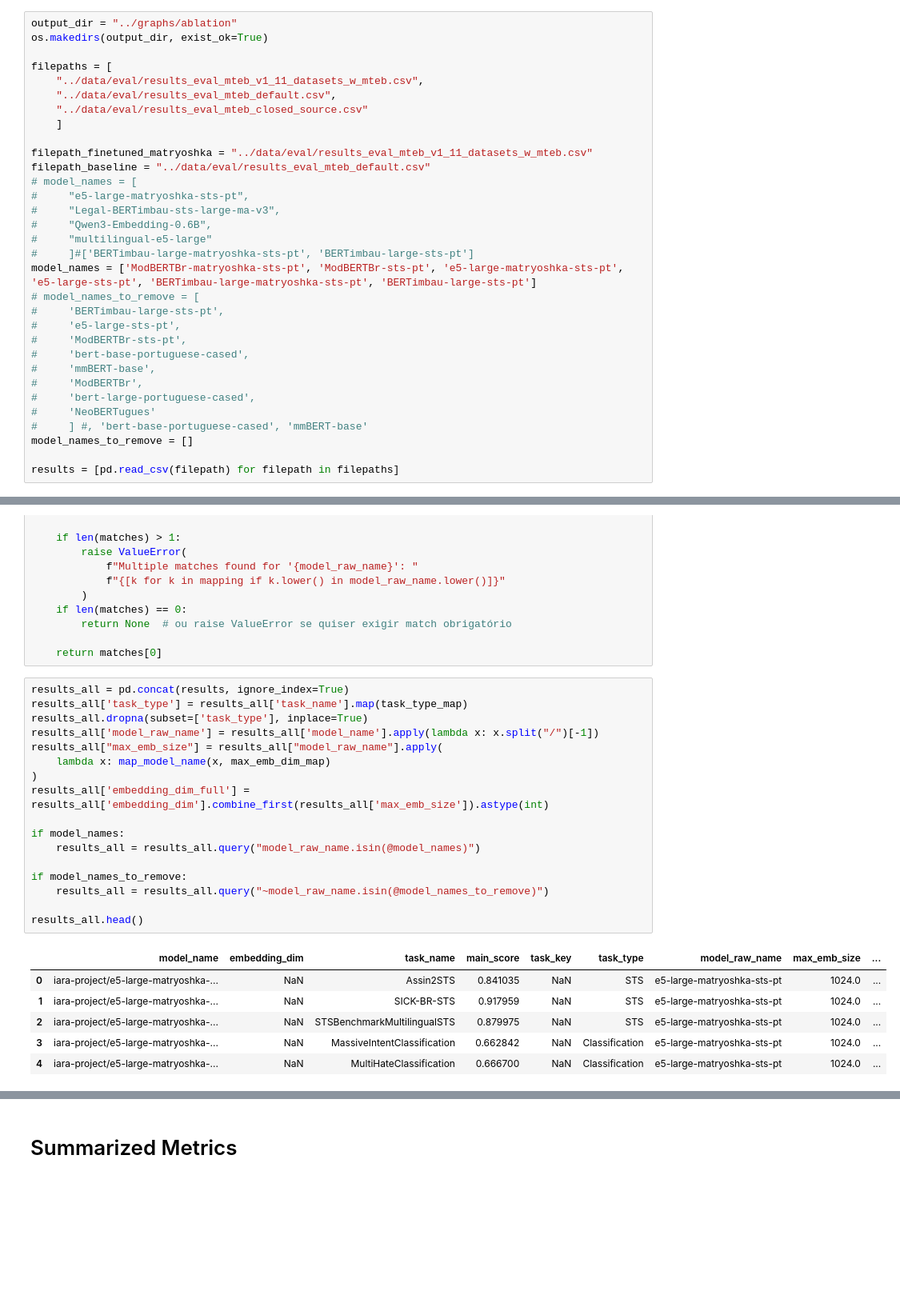
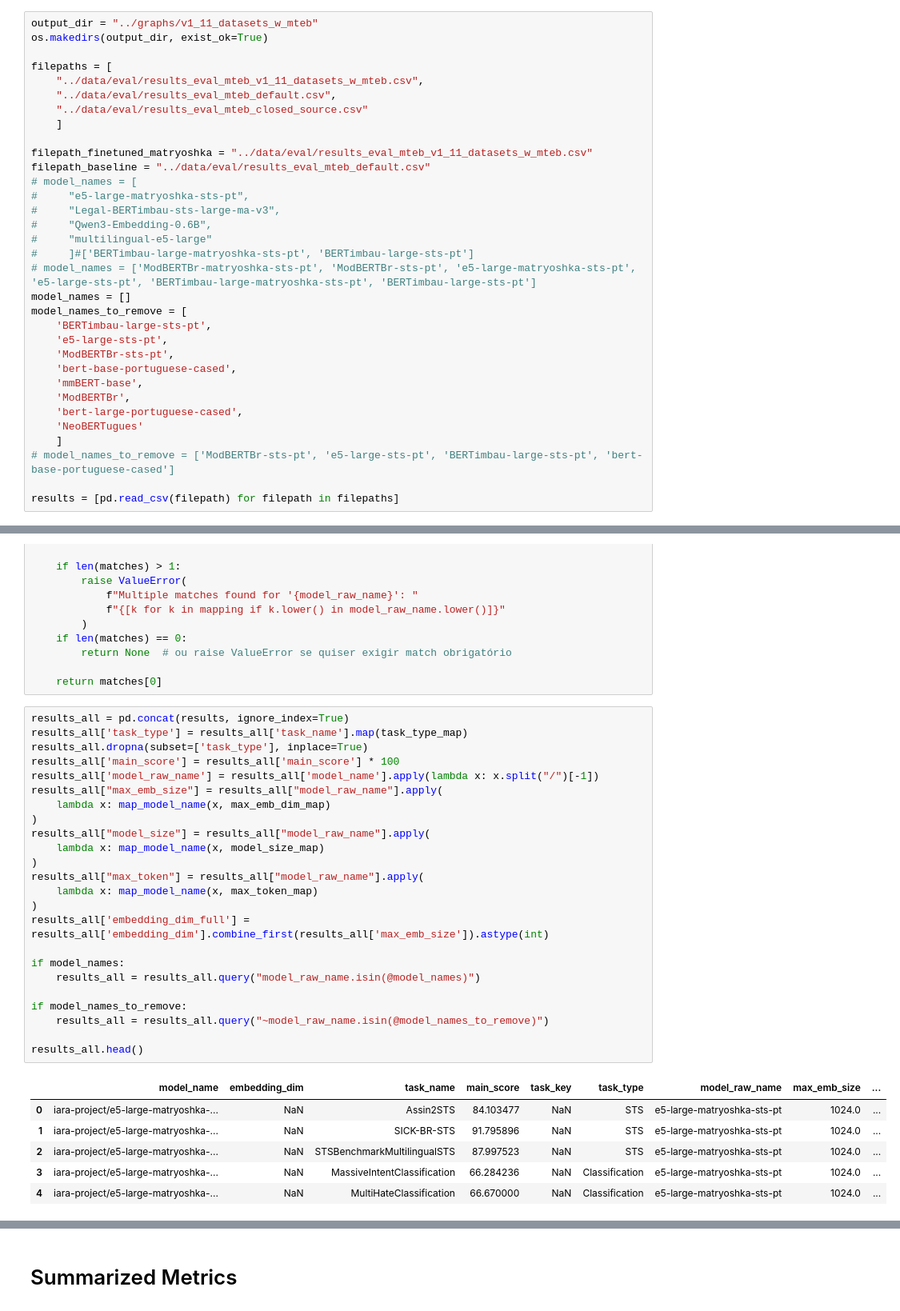
Before and after one commit to Lucas-Okamura/pt-matryoshka-sentence-transformer, a Jupyter notebook: notebooks/graphs.ipynb, the cells around one changed output, grey strips where cells are left out. Shown at 80% size. Cells and saved outputs as stored; diff of their text form; blank space fills up the shorter version.

```diff
--- a/notebooks/graphs.ipynb
+++ b/notebooks/graphs.ipynb
@@ -16,7 +17,7 @@ import re
 # %% [markdown]
 # Load Data
 # %%
-output_dir = "../graphs/ablation"
+output_dir = "../graphs/v1_11_datasets_w_mteb"
 os.makedirs(output_dir, exist_ok=True)
 
 filepaths = [
@@ -33,18 +34,19 @@ filepath_baseline = "../data/eval/results_eval_mteb_default.csv"
 #     "Qwen3-Embedding-0.6B",
 #     "multilingual-e5-large"
 #     ]#['BERTimbau-large-matryoshka-sts-pt', 'BERTimbau-large-sts-pt']
-model_names = ['ModBERTBr-matryoshka-sts-pt', 'ModBERTBr-sts-pt', 'e5-large-matryoshka-sts-pt', 'e5-large-sts-pt', 'BERTimbau-large-matryoshka-sts-pt', 'BERTimbau-large-sts-pt']
-# model_names_to_remove = [
-#     'BERTimbau-large-sts-pt',
-#     'e5-large-sts-pt',
-#     'ModBERTBr-sts-pt',
-#     'bert-base-portuguese-cased',
-#     'mmBERT-base',
-#     'ModBERTBr',
-#     'bert-large-portuguese-cased',
-#     'NeoBERTugues'
-#     ] #, 'bert-base-portuguese-cased', 'mmBERT-base'
-model_names_to_remove = []
+# model_names = ['ModBERTBr-matryoshka-sts-pt', 'ModBERTBr-sts-pt', 'e5-large-matryoshka-sts-pt', 'e5-large-sts-pt', 'BERTimbau-large-matryoshka-sts-pt', 'BERTimbau-large-sts-pt']
+model_names = []
+model_names_to_remove = [
+    'BERTimbau-large-sts-pt',
+    'e5-large-sts-pt',
+    'ModBERTBr-sts-pt',
+    'bert-base-portuguese-cased',
+    'mmBERT-base',
+    'ModBERTBr',
+    'bert-large-portuguese-cased',
+    'NeoBERTugues'
+    ]
+# model_names_to_remove = ['ModBERTBr-sts-pt', 'e5-large-sts-pt', 'BERTimbau-large-sts-pt', 'bert-base-portuguese-cased']
 
 results = [pd.read_csv(filepath) for filepath in filepaths]
 # %% [markdown]
@@ -99,27 +141,34 @@ def map_model_name(model_raw_name: str, mapping: dict) -> int:
 # %%
 results_all = pd.concat(results, ignore_index=True)
 results_all['task_type'] = results_all['task_name'].map(task_type_map)
 results_all.dropna(subset=['task_type'], inplace=True)
+results_all['main_score'] = results_all['main_score'] * 100
 results_all['model_raw_name'] = results_all['model_name'].apply(lambda x: x.split("/")[-1])
 results_all["max_emb_size"] = results_all["model_raw_name"].apply(
     lambda x: map_model_name(x, max_emb_dim_map)
+)
+results_all["model_size"] = results_all["model_raw_name"].apply(
+    lambda x: map_model_name(x, model_size_map)
+)
+results_all["max_token"] = results_all["model_raw_name"].apply(
+    lambda x: map_model_name(x, max_token_map)
 )
 results_all['embedding_dim_full'] = results_all['embedding_dim'].combine_first(results_all['max_emb_size']).astype(int)
 
 if model_names:
     results_all = results_all.query("model_raw_name.isin(@model_names)")
 
 if model_names_to_remove:
     results_all = results_all.query("~model_raw_name.isin(@model_names_to_remove)")
 
 results_all.head()
 # %% [output]
 |  | model_name | embedding_dim | task_name | main_score | task_key | task_type | model_raw_name | max_emb_size | ... |
-| 0 | iara-project/e5-large-matryoshka-... | NaN | Assin2STS | 0.841035 | NaN | STS | e5-large-matryoshka-sts-pt | 1024.0 | ... |
-| 1 | iara-project/e5-large-matryoshka-... | NaN | SICK-BR-STS | 0.917959 | NaN | STS | e5-large-matryoshka-sts-pt | 1024.0 | ... |
-| 2 | iara-project/e5-large-matryoshka-... | NaN | STSBenchmarkMultilingualSTS | 0.879975 | NaN | STS | e5-large-matryoshka-sts-pt | 1024.0 | ... |
-| 3 | iara-project/e5-large-matryoshka-... | NaN | MassiveIntentClassification | 0.662842 | NaN | Classification | e5-large-matryoshka-sts-pt | 1024.0 | ... |
-| 4 | iara-project/e5-large-matryoshka-... | NaN | MultiHateClassification | 0.666700 | NaN | Classification | e5-large-matryoshka-sts-pt | 1024.0 | ... |
+| 0 | iara-project/e5-large-matryoshka-... | NaN | Assin2STS | 84.103477 | NaN | STS | e5-large-matryoshka-sts-pt | 1024.0 | ... |
+| 1 | iara-project/e5-large-matryoshka-... | NaN | SICK-BR-STS | 91.795896 | NaN | STS | e5-large-matryoshka-sts-pt | 1024.0 | ... |
+| 2 | iara-project/e5-large-matryoshka-... | NaN | STSBenchmarkMultilingualSTS | 87.997523 | NaN | STS | e5-large-matryoshka-sts-pt | 1024.0 | ... |
+| 3 | iara-project/e5-large-matryoshka-... | NaN | MassiveIntentClassification | 66.284236 | NaN | Classification | e5-large-matryoshka-sts-pt | 1024.0 | ... |
+| 4 | iara-project/e5-large-matryoshka-... | NaN | MultiHateClassification | 66.670000 | NaN | Classification | e5-large-matryoshka-sts-pt | 1024.0 | ... |
 # %%
 # cond_e5 = results_all['model_raw_name'].str.contains('e5')
 # cond_bertimbau = results_all['model_raw_name'].str.contains('BERTimbau')
```
Also changed, not shown: parts of 19 cells of this notebook, 22 other files.
